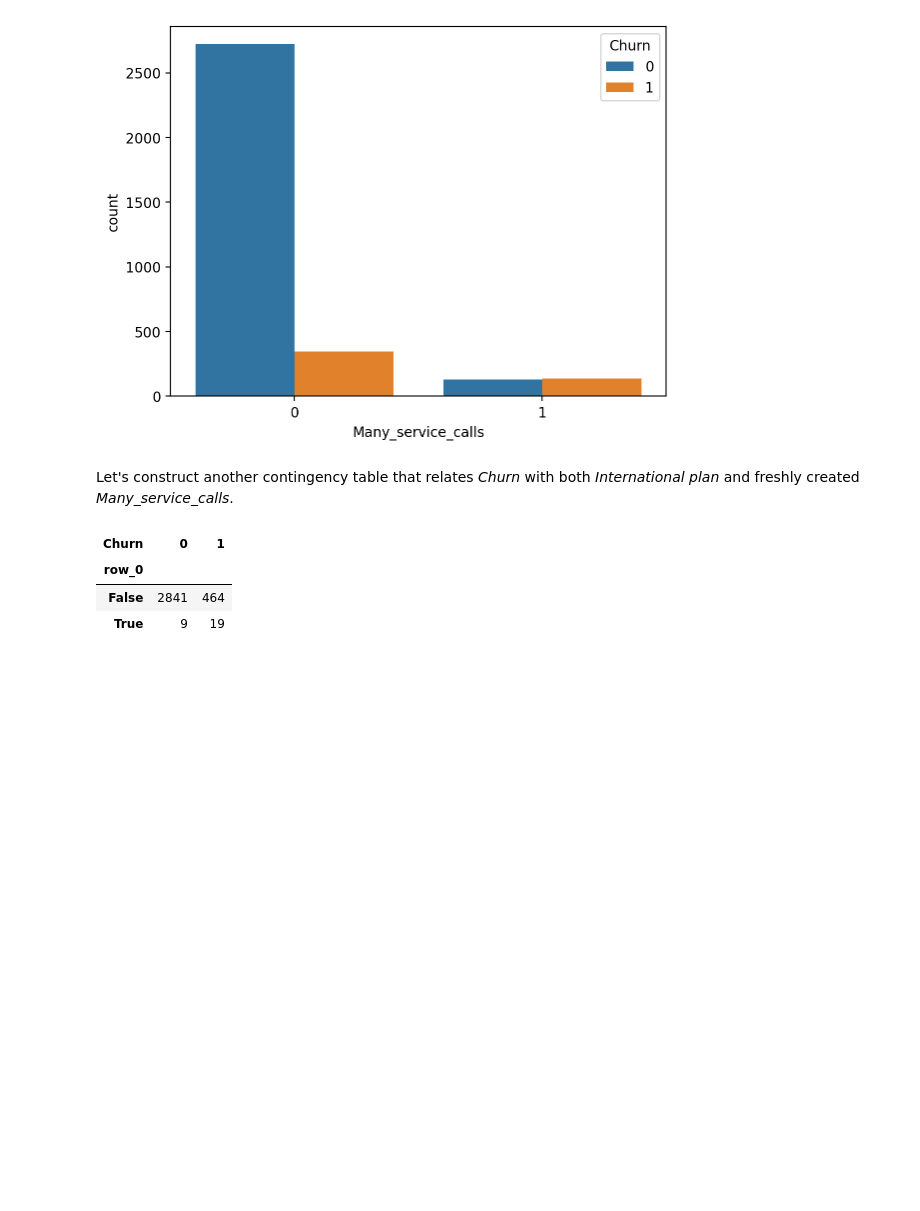
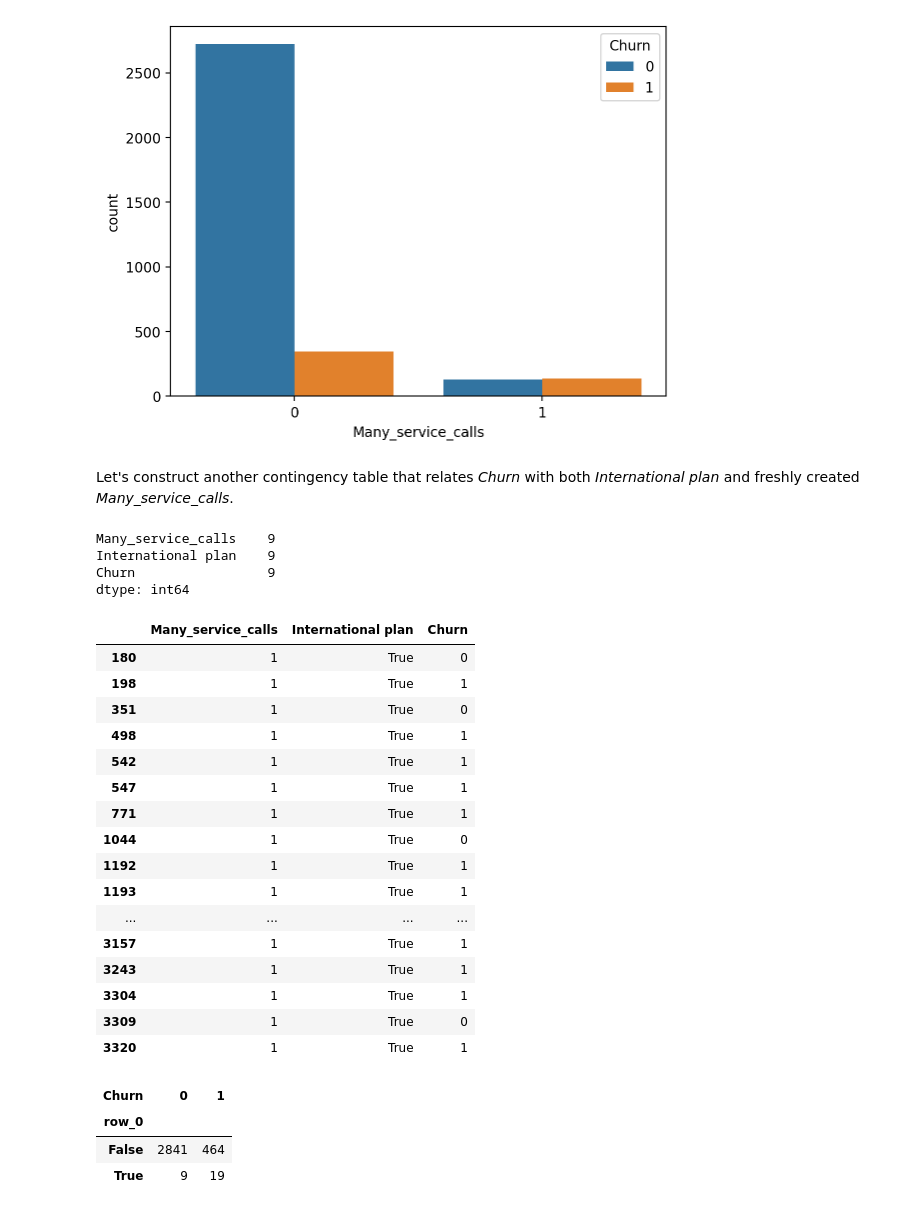
Before and after one commit to Mohsenmohebbi1993/Kaggle, a Jupyter notebook: 2. Topic 1. Exploratory data analysis with Pandas/my_code.ipynb, the cells around one changed output. Saved outputs shown, nothing was run; the diff lists cells and outputs as text; code cells hidden in the pictures; blank space fills up the shorter version.

Commit message:
if 2 of (Many_service_calls or International plan) true is true | if 1 of (Many_service_calls or International plan) false is false

```diff
--- a/2. Topic 1. Exploratory data analysis with Pandas/my_code.ipynb
+++ b/2. Topic 1. Exploratory data analysis with Pandas/my_code.ipynb
@@ -675,4 +675,32 @@ sns.countplot(x="Many_service_calls", hue="Churn", data=df);
 # %% [markdown]
 
 Let's construct another contingency table that relates *Churn* with both *International plan* and freshly created *Many_service_calls*.
+# %%
+a = df[["Many_service_calls","International plan","Churn"]]
+a[((a["Many_service_calls"] & a["International plan"])==True) & (a["Churn"]==0)].count()
+# %% [output]
+Many_service_calls    9
+International plan    9
+Churn                 9
+dtype: int64
+# %%
+a[((a["Many_service_calls"] & a["International plan"])==True)]
+# %% [output]
+|  | Many_service_calls | International plan | Churn |
+| 180 | 1 | True | 0 |
+| 198 | 1 | True | 1 |
+| 351 | 1 | True | 0 |
+| 498 | 1 | True | 1 |
+| 542 | 1 | True | 1 |
+| 547 | 1 | True | 1 |
+| 771 | 1 | True | 1 |
+| 1044 | 1 | True | 0 |
+| 1192 | 1 | True | 1 |
+| 1193 | 1 | True | 1 |
+| ... | ... | ... | ... |
+| 3157 | 1 | True | 1 |
+| 3243 | 1 | True | 1 |
+| 3304 | 1 | True | 1 |
+| 3309 | 1 | True | 0 |
+| 3320 | 1 | True | 1 |
 # %%
```
Also changed, not shown: parts of 2 cells of this notebook.
